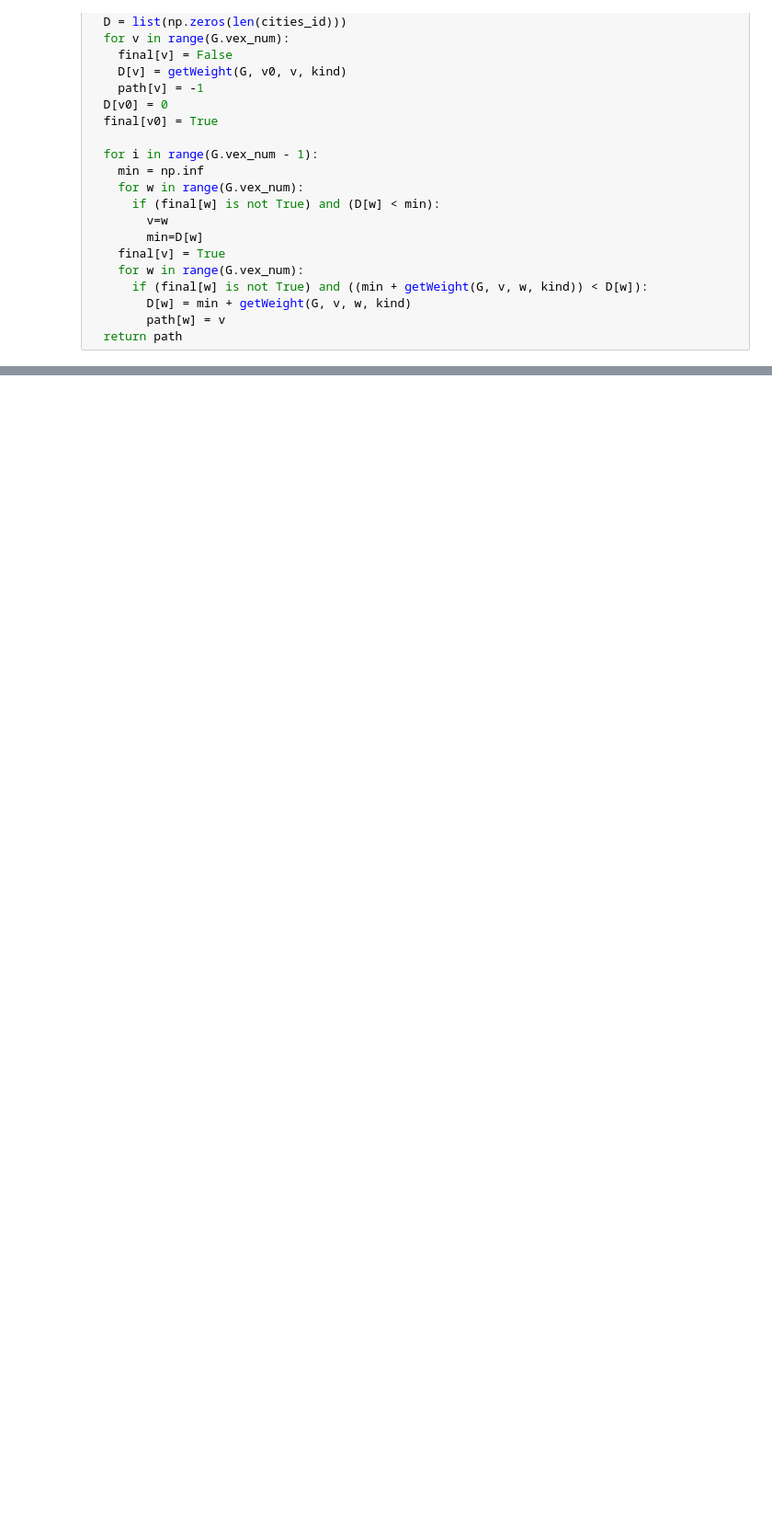
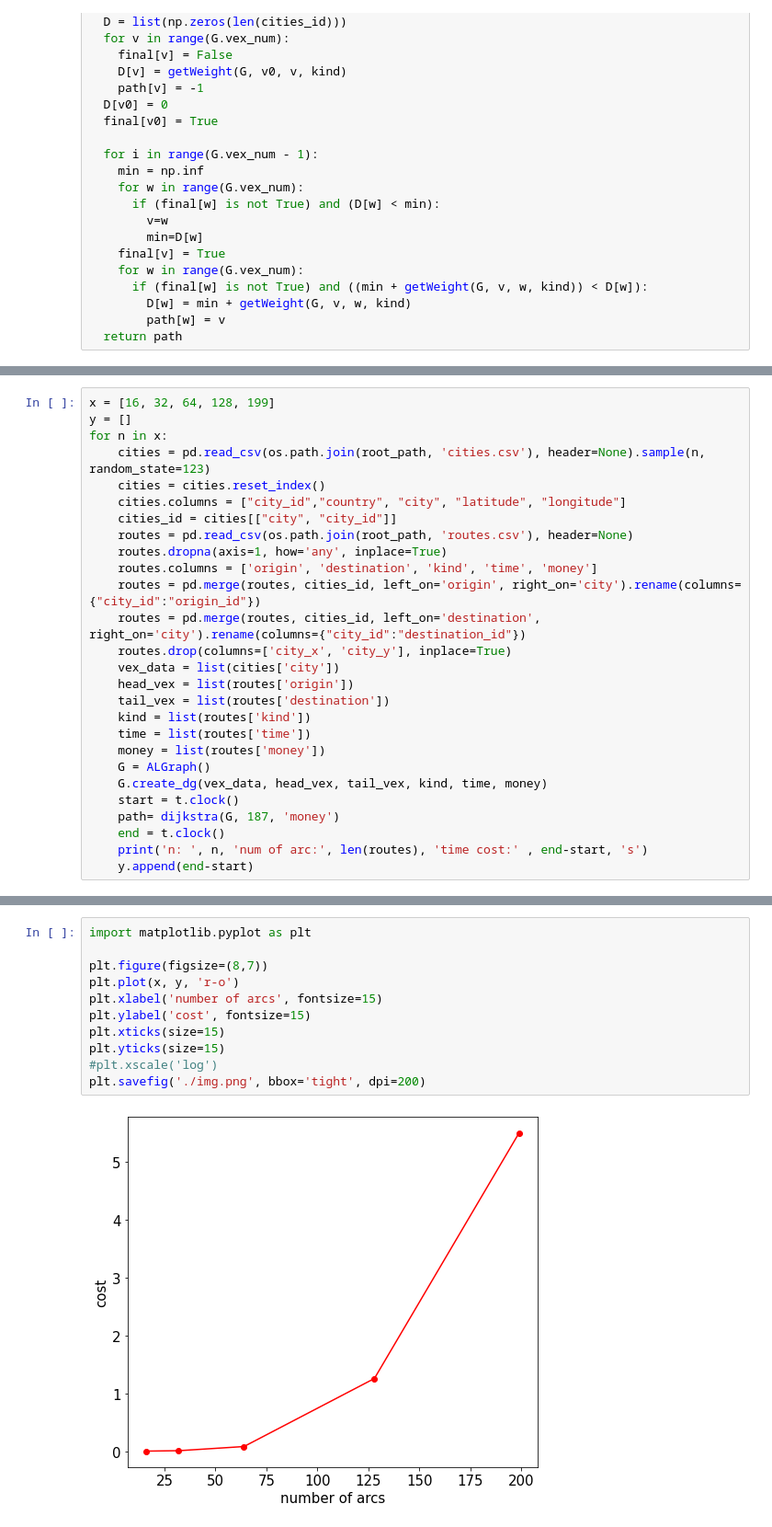
Before and after one commit to zdq1114/Dijkstra, a Jupyter notebook: Dijkstra.ipynb, the cells around one changed output, grey strips where cells are left out. Shown at 92% size. Saved outputs shown, nothing was run; the diff lists cells and outputs as text; blank space fills up the shorter version.

```diff
--- a/Dijkstra.ipynb
+++ b/Dijkstra.ipynb
@@ -201,0 +265,27 @@ London
+# %%
+x = [16, 32, 64, 128, 199]
+y = []
+for n in x:
+    cities = pd.read_csv(os.path.join(root_path, 'cities.csv'), header=None).sample(n, random_state=123)
+    cities = cities.reset_index()
+    cities.columns = ["city_id","country", "city", "latitude", "longitude"]
+    cities_id = cities[["city", "city_id"]]
+    routes = pd.read_csv(os.path.join(root_path, 'routes.csv'), header=None)
+    routes.dropna(axis=1, how='any', inplace=True)
+    routes.columns = ['origin', 'destination', 'kind', 'time', 'money']
+    routes = pd.merge(routes, cities_id, left_on='origin', right_on='city').rename(columns={"city_id":"origin_id"})
+    routes = pd.merge(routes, cities_id, left_on='destination', right_on='city').rename(columns={"city_id":"destination_id"})
+    routes.drop(columns=['city_x', 'city_y'], inplace=True)
+    vex_data = list(cities['city'])
+    head_vex = list(routes['origin'])
+    tail_vex = list(routes['destination'])
+    kind = list(routes['kind'])
+    time = list(routes['time'])
+    money = list(routes['money'])
+    G = ALGraph()
+    G.create_dg(vex_data, head_vex, tail_vex, kind, time, money)
+    start = t.clock()
+    path= dijkstra(G, 187, 'money')
+    end = t.clock()
+    print('n: ', n, 'num of arc:', len(routes), 'time cost:' , end-start, 's')
+    y.append(end-start)
@@ -201,0 +298,13 @@ London
+# %%
+import matplotlib.pyplot as plt
+
+plt.figure(figsize=(8,7))
+plt.plot(x, y, 'r-o')
+plt.xlabel('number of arcs', fontsize=15)
+plt.ylabel('cost', fontsize=15)
+plt.xticks(size=15)
+plt.yticks(size=15)
+#plt.xscale('log')
+plt.savefig('./img.png', bbox='tight', dpi=200)
+# %% [output]
+[figure, added]
```
Also changed, not shown: parts of 11 cells of this notebook.
